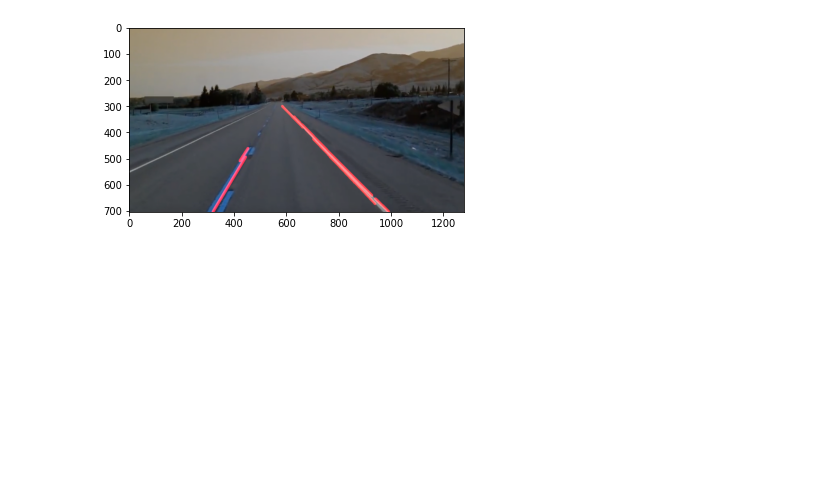
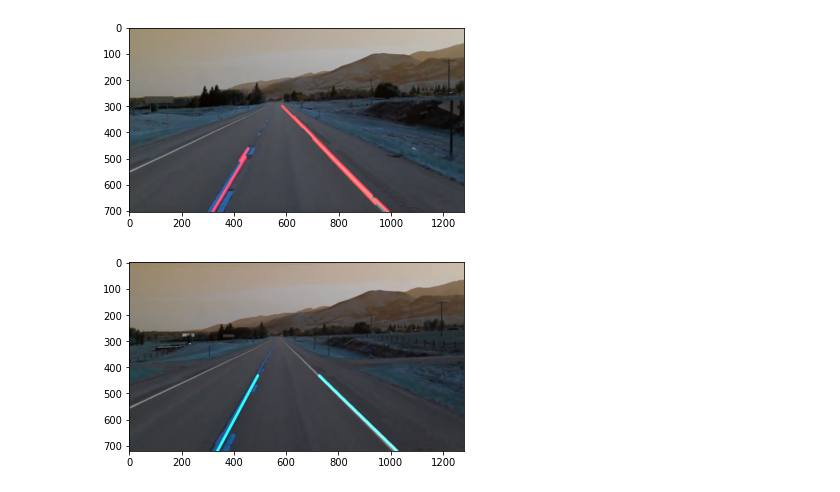
Before and after one commit to RayanTech/Find_Lanes_for_Self-Driving_Cars, a Jupyter notebook: Find_Lanes_for_Self_Driving_Cars.ipynb, the cells around one changed output. Saved outputs shown, nothing was run; the diff lists cells and outputs as text; code cells hidden in the pictures; blank space fills up the shorter version.

```diff
--- a/Find_Lanes_for_Self_Driving_Cars.ipynb
+++ b/Find_Lanes_for_Self_Driving_Cars.ipynb
@@ -43,8 +44,8 @@ def region_of_interest(image):
   masked_img = cv2.bitwise_and(image,mask)
   return masked_img
 # %%
-canny = canny(l_img)
-cropped_img = region_of_interest(canny)
+canny_img = canny(l_img)
+cropped_img = region_of_interest(canny_img)
 lines = cv2.HoughLinesP(cropped_img, 2,np.pi/180,100 ,np.array([]), minLineLength=40, maxLineGap = 5)
 plt.imshow(cropped_img)
 plt.show()
@@ -62,3 +63,21 @@ plt.imshow(c_image)
 plt.show()
 # %% [output]
 [figure]
+# %%
+def average_slope_intercept(image,lines):
+    left_fit = []
+    right_fit = []
+    for line in lines:
+        x1, y1, x2, y2 = line.reshape(4)
+        parameters = np.polyfit((x1, x2), (y1, y2), 1)
+        slope = parameters[0]
+        intercept = parameters[1]
+        if slope < 0:
+            left_fit.append((slope,intercept))
+        else:
+            right_fit.append((slope,intercept))
+    left_fit_average = np.average(left_fit,axis = 0)
+    right_fit_average = np.average(right_fit,axis = 0)
+    left_line = make_coordinates(image,left_fit_average)
+    right_line = make_coordinates(image,right_fit_average)
+    return np.array([left_line,right_line])
@@ -64,0 +92,25 @@ plt.show()
+# %%
+def display_lines(image, lines):
+    line_image = np.zeros_like(image)
+    if lines is not None:
+        #for line in lines:
+        for line in lines:
+            x1, y1, x2, y2 = line.reshape(4)
+            #for x1, y1, x2, y2 in x:
+            cv2.line(line_image,(x1, y1), (x2, y2), (0, 255 , 255), 10)
+    return line_image
+# %%
+ cap = cv2.VideoCapture("/content/drive/MyDrive/ColabNotebooks/Find-Lanes-for-Self-Driving-Cars/test2.mp4")
+ while(cap.isOpened()):
+     _,frame = cap.read()
+     canny_image = canny(frame)
+     cropped_image = region_of_interest(canny_image)
+     lines = cv2.HoughLinesP(cropped_image, 2, np.pi/180, 70, np.array([]), minLineLength = 40, maxLineGap = 5)
+     averaged_lines = average_slope_intercept(frame,lines)
+     line_image = display_lines(frame, averaged_lines)
+     combo_image = cv2.addWeighted(frame, 0.8, line_image, 1, 1)
+     plt.imshow(combo_image)
+     plt.show()
+     cap.release()
+# %% [output]
+[figure, added]
```
Also changed, not shown: parts of 4 cells of this notebook.
